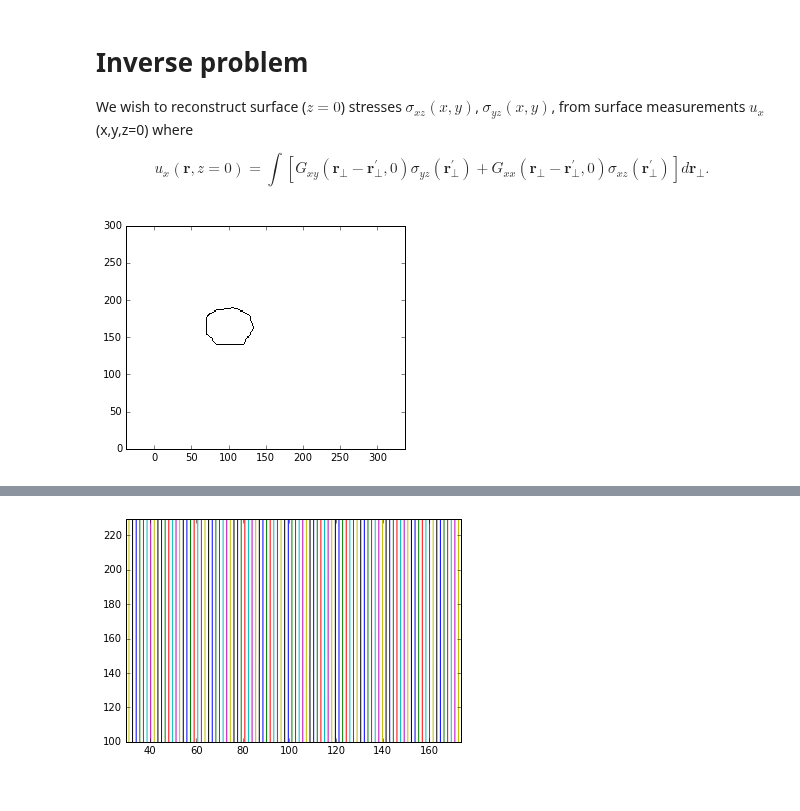
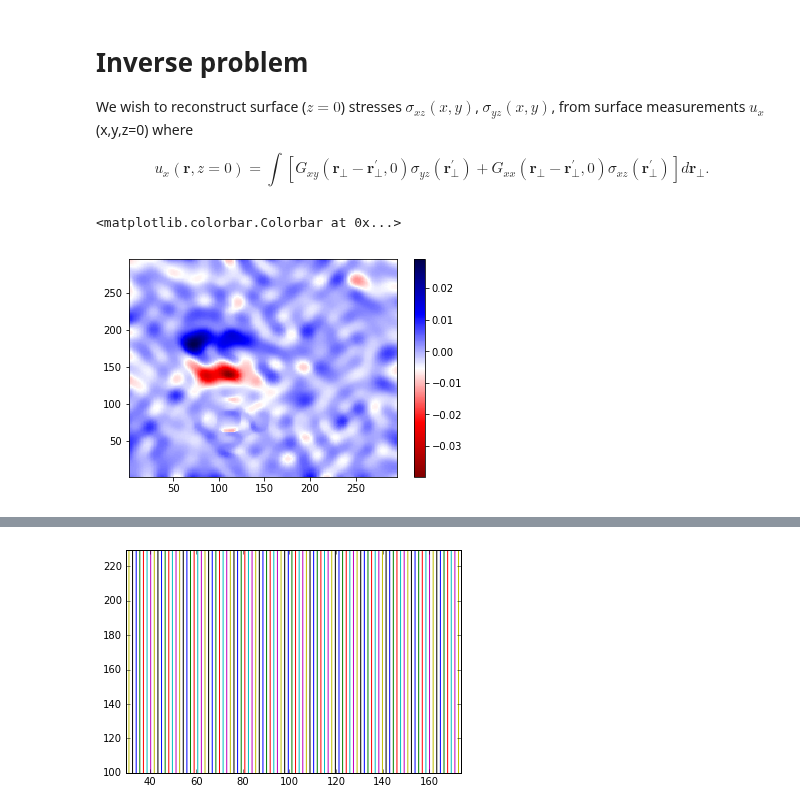
Before and after one commit to jcalifornia/tractionforce, a Jupyter notebook: paper/numerics/t2.ipynb, the cells around one changed output, grey strips where cells are left out. Saved outputs shown, nothing was run; the diff lists cells and outputs as text; code cells hidden in the pictures.

```diff
--- a/paper/numerics/t2.ipynb
+++ b/paper/numerics/t2.ipynb
@@ -15,13 +44,12 @@ We wish to reconstruct surface ($z=0$) stresses $\sigma_{xz}(x,y)$, $\sigma_{yz}
 
 $$u_x (\mathbf{r},z=0) = \int \left[G_{xy}(\mathbf{r}_\perp-\mathbf{r}_\perp^\prime , 0){\sigma_{yz}(\mathbf{r}_\perp^\prime)} +  G_{xx}(\mathbf{r}_\perp-\mathbf{r}_\perp^\prime , 0){\sigma_{xz}(\mathbf{r}_\perp^\prime)}\right] d\mathbf{r}_\perp. $$
 # %%
-fig = plt.figure(figsize=(5,4))
-
-plt.pcolormesh(x_obs_positions,y_obs_positions,dat[:,3].reshape((190,190)).transpose(),
-               cmap='Greys')
-plt.axes().set_aspect('equal', 'datalim')
 
 
-plt.savefig('boundary.eps')
+plt.pcolormesh(x_obs_positions,y_obs_positions,deflection.reshape((190,190)).transpose(),
+               cmap='seismic_r')
+plt.colorbar()
+#plt.savefig('ux.eps')
 # %% [output]
+<matplotlib.colorbar.Colorbar at 0x...>
-[figure, old version]
+[figure, new version]
```
Also changed, not shown: parts of 12 cells of this notebook, 8 other files.
